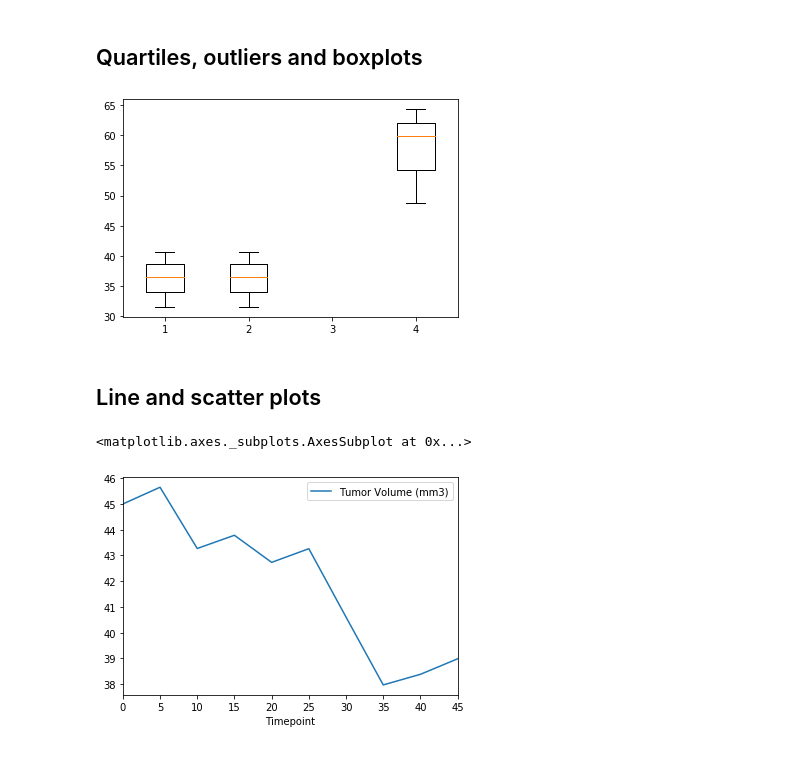
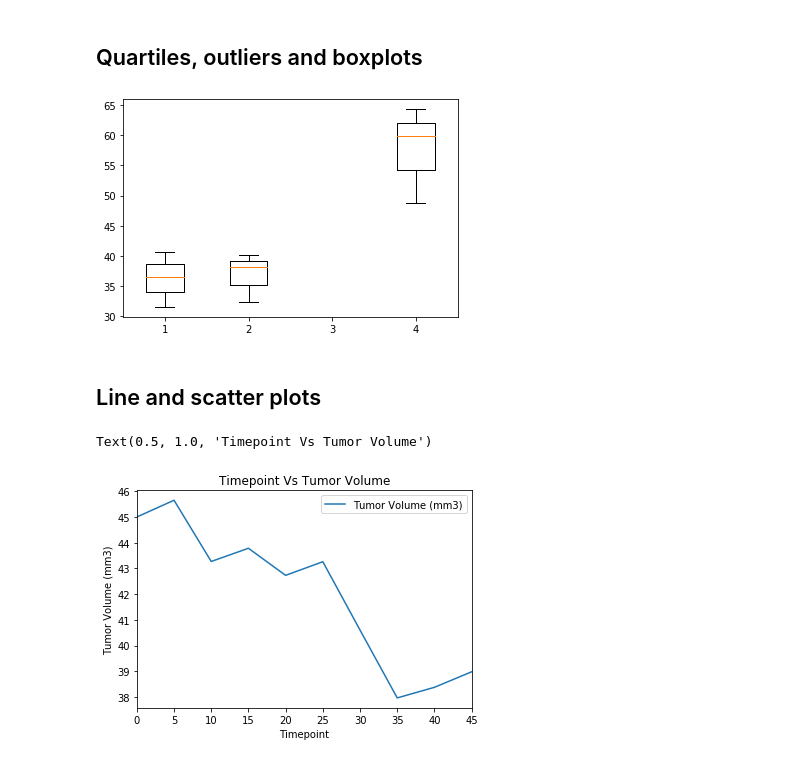
Before and after one commit to Soumya-Patil/MatPlotlib-Challenge, a Jupyter notebook: Pymaceuticals/pymaceuticals.ipynb, the cells around one changed output. Drawn from its saved outputs; the diff is of its cells as text; code cells hidden in the pictures.

```diff
--- a/Pymaceuticals/pymaceuticals.ipynb
+++ b/Pymaceuticals/pymaceuticals.ipynb
@@ -130,7 +143,7 @@ max_treatment = clean_data.groupby(["Mouse ID"]).max()
 max_treatment = max_treatment.reset_index()
 merge_data = max_treatment[["Mouse ID","Timepoint"]].merge(clean_data ,  on=["Mouse ID","Timepoint"] , how = "left")
 ramicane = merge_data.loc[merge_data["Drug Regimen"] == "Ramicane"]['Tumor Volume (mm3)']
-capumolin = merge_data.loc[merge_data["Drug Regimen"] == "Capumolin"]['Tumor Volume (mm3)']
+capomulin = merge_data.loc[merge_data["Drug Regimen"] == "Capomulin"]['Tumor Volume (mm3)']
 propiva = merge_data.loc[merge_data["Drug Regimen"] == "Propiva"]['Tumor Volume (mm3)']
 ceftamin = merge_data.loc[merge_data["Drug Regimen"] == "Ceftamin"]['Tumor Volume (mm3)']
 
@@ -163,24 +176,28 @@ ceftamin_iqr = ceftamin_upperq - ceftamin_lowerq
 ceftamin_lower_bound = ceftamin_lowerq - (1.5*ceftamin_iqr)
 ceftamin_upper_bound = ceftamin_lowerq + (1.5*ceftamin_iqr)
 
-box_plot_data=[ramicane_quartiles,capumolin_quartiles,propiva_quartiles,ceftamin_quartiles]
+box_plot_data=[ramicane_quartiles,capomulin_quartiles,propiva_quartiles,ceftamin_quartiles]
 plt.boxplot(box_plot_data)
 plt.show()
 # %% [output]
-[figure, old version]
+[figure, new version]
 # %% [markdown]
 ## Line and scatter plots
 # %%
 # Generate a line plot of time point versus tumor volume for a mouse treated with Capomulin
+
 #select a mouse treated with Capumolin
 mouseTpoint = clean_data[clean_data["Mouse ID"]=="b128"]["Timepoint"]
 mouseTVol = clean_data[clean_data["Mouse ID"] == "b128"]["Tumor Volume (mm3)"]
 
 #concat above series to a dataframe
 mouseTvol_df = pd.concat([mouseTpoint,mouseTVol],axis =1)
 
 #plot for the dataframe indices
 mouseTvol_df.plot.line( x = "Timepoint" , y = "Tumor Volume (mm3)")
+plt.xlabel("Timepoint")
+plt.ylabel("Tumor Volume (mm3)")
+plt.title ("Timepoint Vs Tumor Volume")
 # %% [output]
-<matplotlib.axes._subplots.AxesSubplot at 0x...>
+Text(0.5, 1.0, 'Timepoint Vs Tumor Volume')
-[figure, old version]
+[figure, new version]
```
Also changed, not shown: parts of 9 cells of this notebook.
